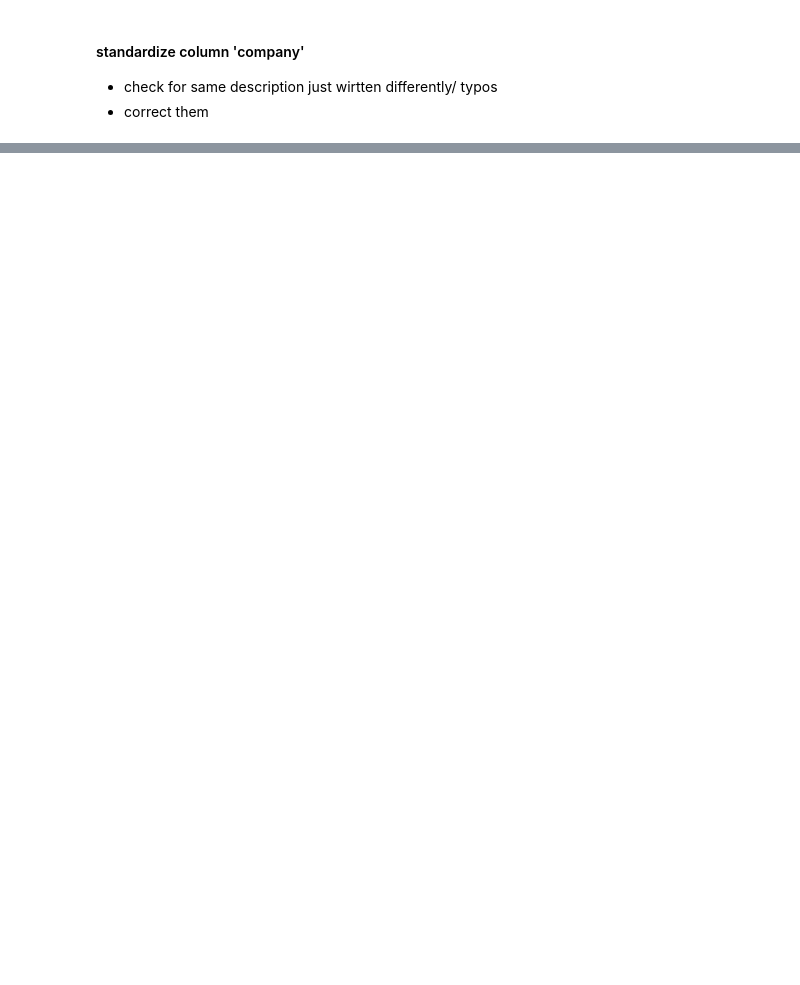
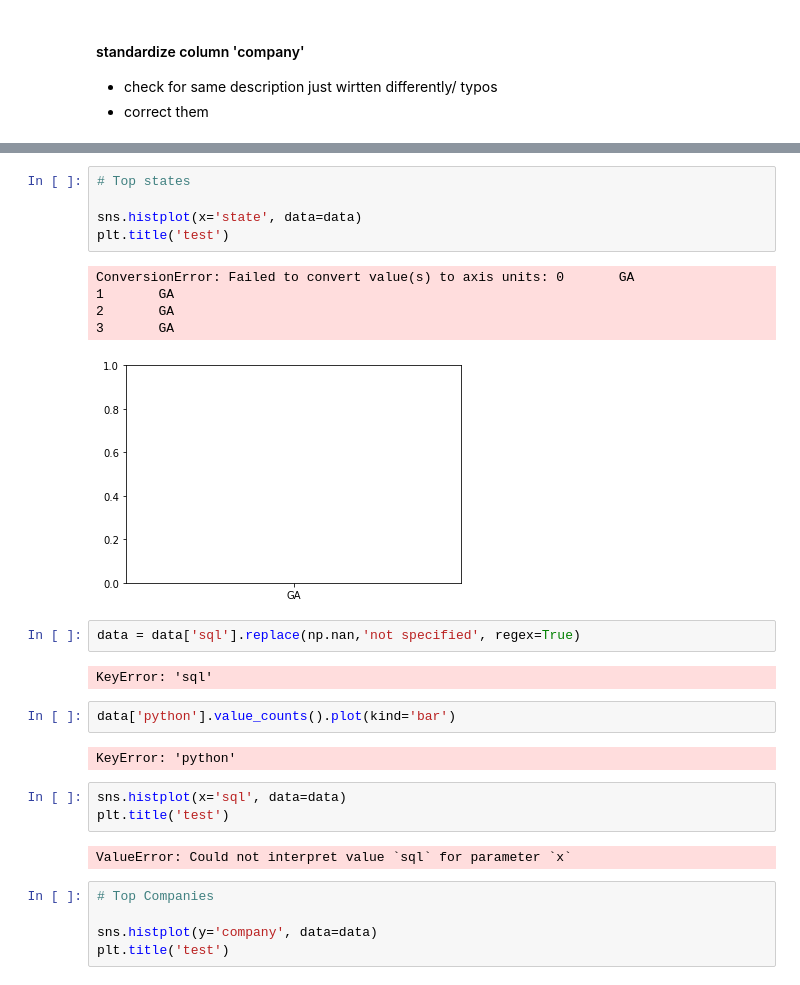
Before and after one commit to simples707data/GroupProject1, a Jupyter notebook: Project1.ipynb, the cells around one changed output, grey strips where cells are left out. Drawn from its saved outputs; the diff is of its cells as text; blank space fills up the shorter version.

```diff
--- a/Project1.ipynb
+++ b/Project1.ipynb
@@ -467,0 +674,29 @@ ValueError: Length of values (0) does not match length of index (6964)
+# %%
+# Top states
+
+sns.histplot(x='state', data=data)
+plt.title('test')
+# %% [output]
+ConversionError: Failed to convert value(s) to axis units: 0       GA
+1       GA
+2       GA
+3       GA
+[figure, added]
+# %%
+data = data['sql'].replace(np.nan,'not specified', regex=True)
+# %% [output]
+KeyError: 'sql'
+# %%
+data['python'].value_counts().plot(kind='bar')
+# %% [output]
+KeyError: 'python'
+# %%
+sns.histplot(x='sql', data=data)
+plt.title('test')
+# %% [output]
+ValueError: Could not interpret value `sql` for parameter `x`
+# %%
+# Top Companies
+
+sns.histplot(y='company', data=data)
+plt.title('test')
```
Also changed, not shown: parts of 71 cells of this notebook.
